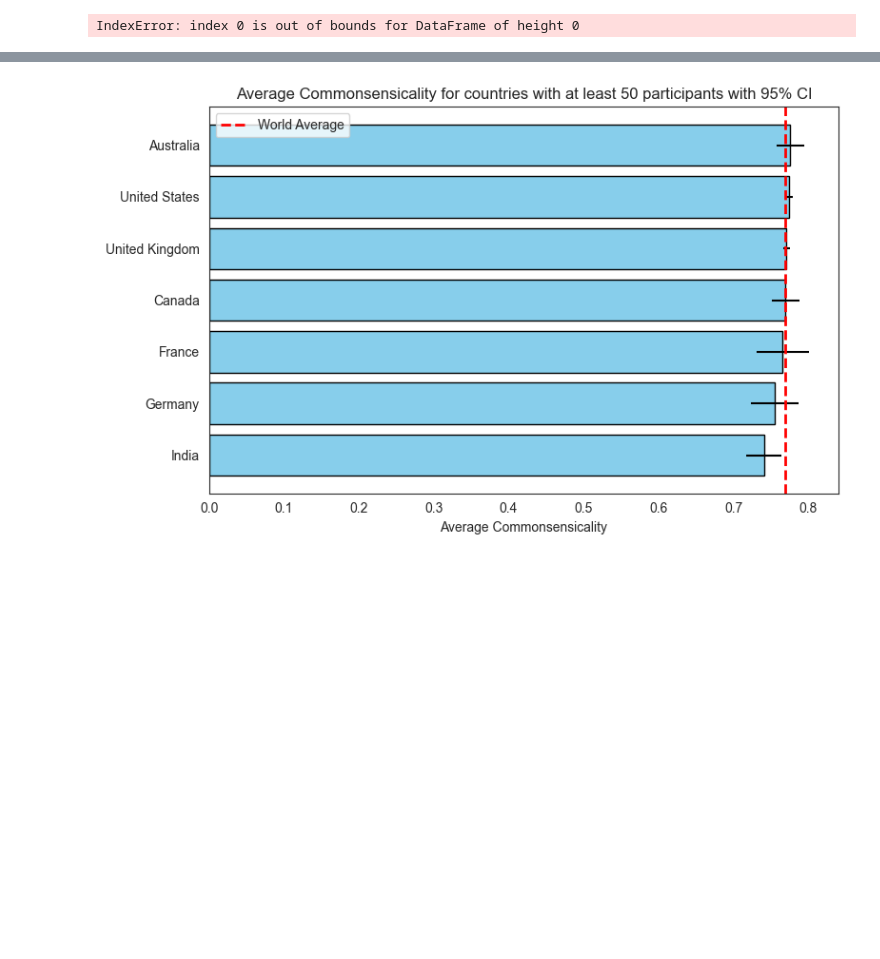
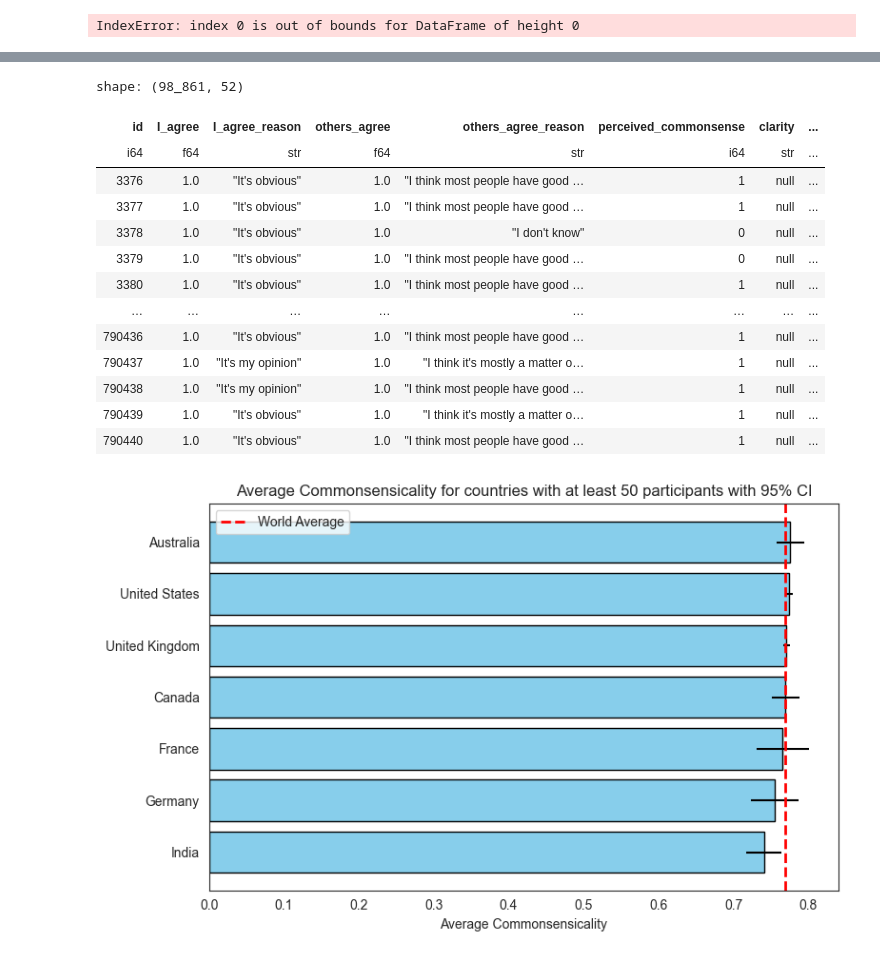
Before and after one commit to Watts-Lab/commonsense-data, a Jupyter notebook: .scripts/dashboard.ipynb, the cells around one changed output, grey strips where cells are left out. Drawn from its saved outputs; the diff is of its cells as text; code cells hidden in the pictures; blank space fills up the shorter version.

```diff
--- a/.scripts/dashboard.ipynb
+++ b/.scripts/dashboard.ipynb
@@ -1042,6 +1072,32 @@ shape: (790_904, 14)
 df_country_plot = df_commonsense_country_info.group_by("country_reside").agg(
     pl.col("commonsensicality").mean().alias("avg_commonsensicality")
 )
+# %%
+df_replaced.join(
+    df_commonsense_country_info,
+    right_on="userSessionId",
+    left_on="sessionId",
+    how="left",
+).filter(pl.col("country_reside").is_not_null())
+# .group_by("country_reside").agg(
+#     pl.col("commonsensicality").mean().alias("avg_commonsensicality"),
+#     pl.col("sessionId").count().alias("count")
+# )
+# %% [output]
+shape: (98_861, 52)
+| id | I_agree | I_agree_reason | others_agree | others_agree_reason | perceived_commonsense | clarity | ... |
+| i64 | f64 | str | f64 | str | i64 | str | ... |
+| 3376 | 1.0 | "It's obvious" | 1.0 | "I think most people have good … | 1 | null | ... |
+| 3377 | 1.0 | "It's obvious" | 1.0 | "I think most people have good … | 1 | null | ... |
+| 3378 | 1.0 | "It's obvious" | 1.0 | "I don't know" | 0 | null | ... |
+| 3379 | 1.0 | "It's obvious" | 1.0 | "I think most people have good … | 0 | null | ... |
+| 3380 | 1.0 | "It's obvious" | 1.0 | "I think most people have good … | 1 | null | ... |
+| … | … | … | … | … | … | … | ... |
+| 790436 | 1.0 | "It's obvious" | 1.0 | "I think most people have good … | 1 | null | ... |
+| 790437 | 1.0 | "It's my opinion" | 1.0 | "I think it's mostly a matter o… | 1 | null | ... |
+| 790438 | 1.0 | "It's my opinion" | 1.0 | "I think most people have good … | 1 | null | ... |
+| 790439 | 1.0 | "It's obvious" | 1.0 | "I think it's mostly a matter o… | 1 | null | ... |
+| 790440 | 1.0 | "It's obvious" | 1.0 | "I think most people have good … | 1 | null | ... |
 # %%
 pandas_df_commonsense_country_info = df_commonsense_country_info.to_pandas()
 
```
Also changed, not shown: parts of 22 cells of this notebook.
